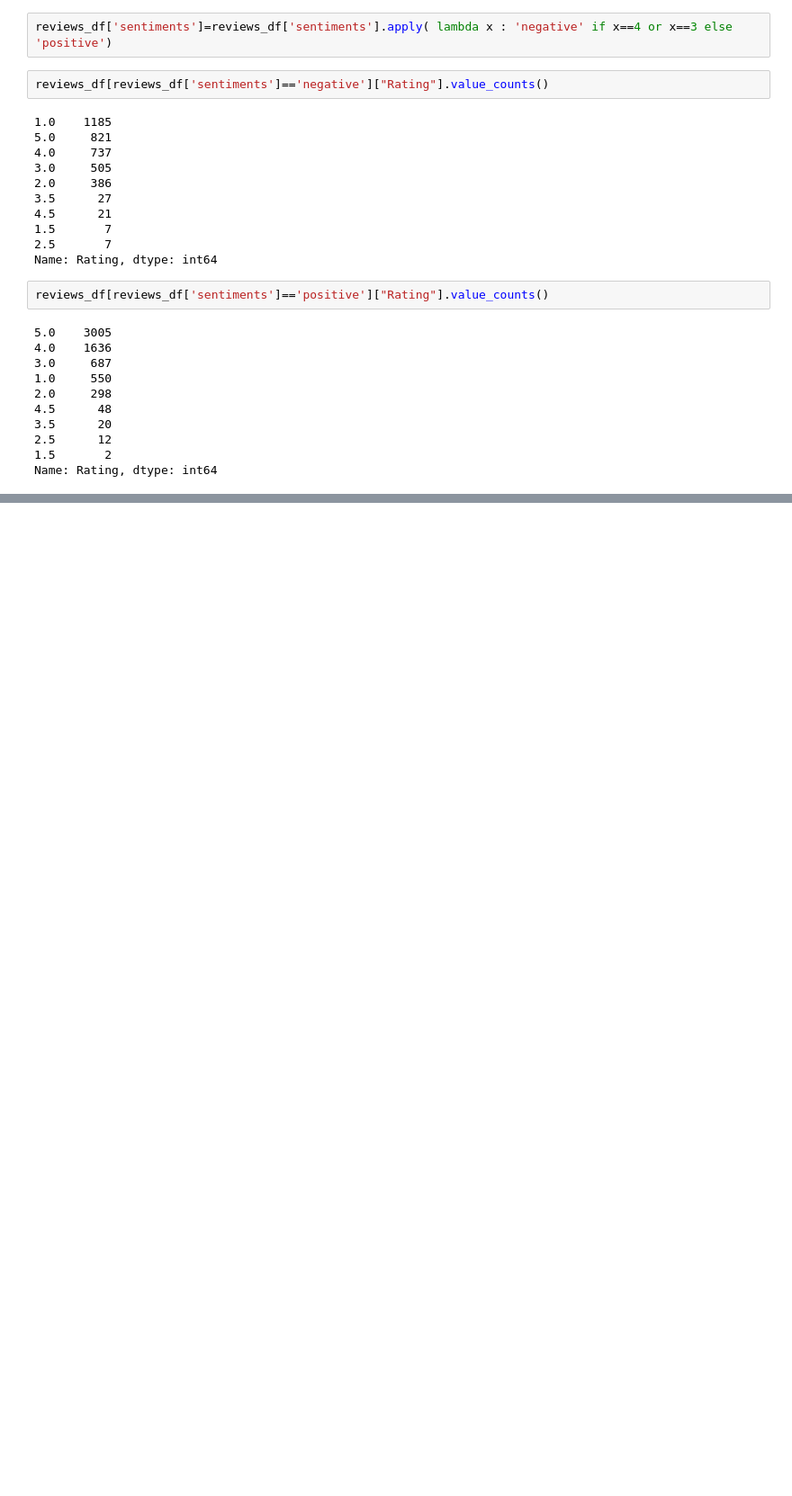
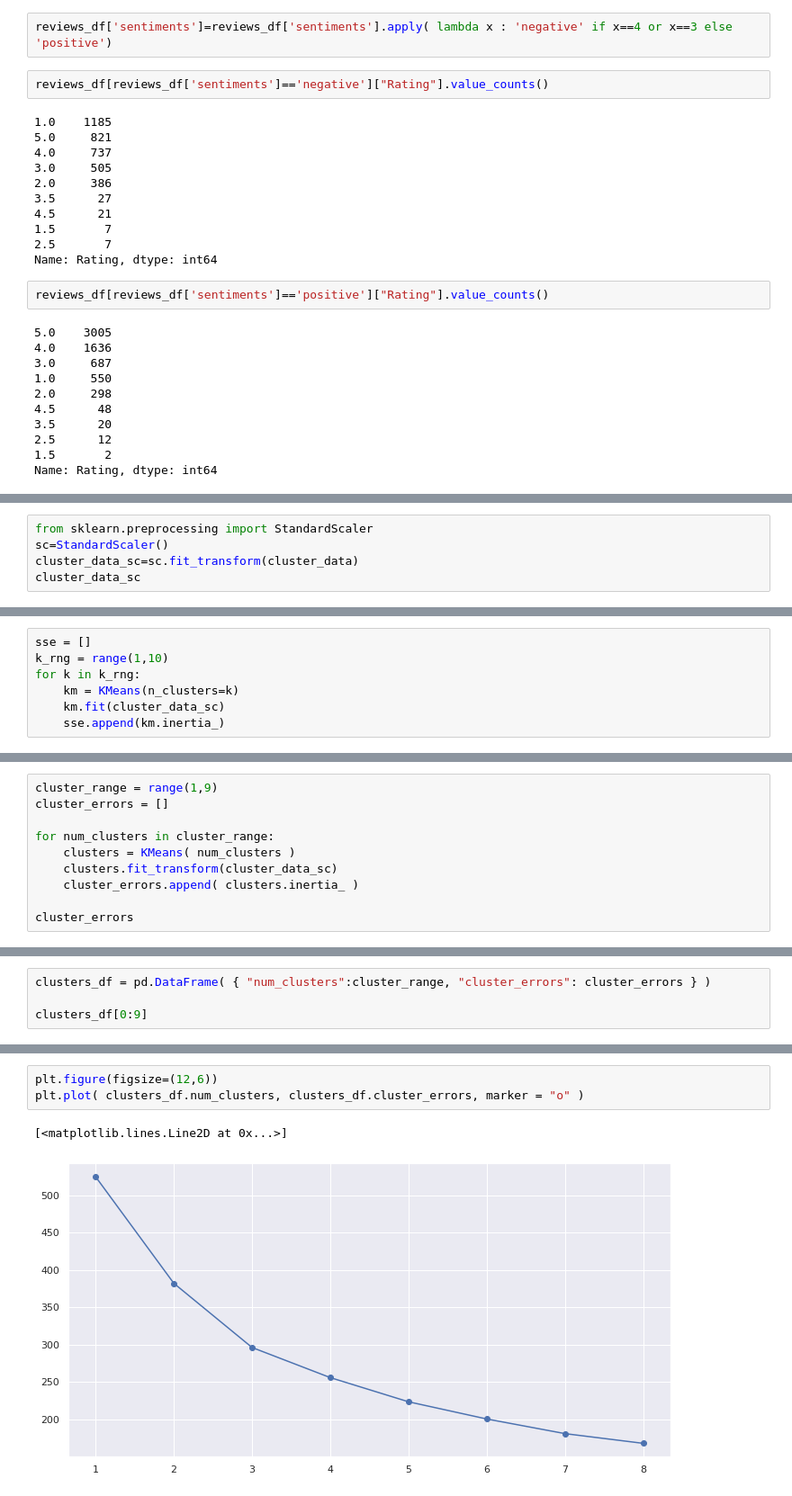
Before and after one commit to Aaryant31/ZOMATO-RESTAURANT-CLUSTERING-AND-SENTIMENT-ANALYSIS, a Jupyter notebook: Rahul_Kumar_Soni_ZOMATO_RESTAURANT_CLUSTERING_AND_SENTIMENT_ANALYSIS.ipynb, the cells around one changed output, grey strips where cells are left out. Shown at 90% size. Drawn from its saved outputs; the diff is of its cells as text; blank space fills up the shorter version.

Commit message:
clustering

```diff
--- a/Rahul_Kumar_Soni_ZOMATO_RESTAURANT_CLUSTERING_AND_SENTIMENT_ANALYSIS.ipynb
+++ b/Rahul_Kumar_Soni_ZOMATO_RESTAURANT_CLUSTERING_AND_SENTIMENT_ANALYSIS.ipynb
@@ -1211,0 +1403,5 @@ Name: Rating, dtype: int64
+# %%
+from sklearn.preprocessing import StandardScaler
+sc=StandardScaler()
+cluster_data_sc=sc.fit_transform(cluster_data)
+cluster_data_sc
@@ -1211,0 +1432,7 @@ Name: Rating, dtype: int64
+# %%
+sse = []
+k_rng = range(1,10)
+for k in k_rng:
+    km = KMeans(n_clusters=k)
+    km.fit(cluster_data_sc)
+    sse.append(km.inertia_)
@@ -1211,0 +1441,10 @@ Name: Rating, dtype: int64
+# %%
+cluster_range = range(1,9)
+cluster_errors = []
+
+for num_clusters in cluster_range:
+    clusters = KMeans( num_clusters )
+    clusters.fit_transform(cluster_data_sc)
+    cluster_errors.append( clusters.inertia_ )
+
+cluster_errors
@@ -1211,0 +1460,4 @@ Name: Rating, dtype: int64
+# %%
+clusters_df = pd.DataFrame( { "num_clusters":cluster_range, "cluster_errors": cluster_errors } )
+
+clusters_df[0:9]
@@ -1211,0 +1474,6 @@ Name: Rating, dtype: int64
+# %%
+plt.figure(figsize=(12,6))
+plt.plot( clusters_df.num_clusters, clusters_df.cluster_errors, marker = "o" )
+# %% [output]
+[<matplotlib.lines.Line2D at 0x...>]
+[figure, added]
```
Also changed, not shown: parts of 74 cells of this notebook.
